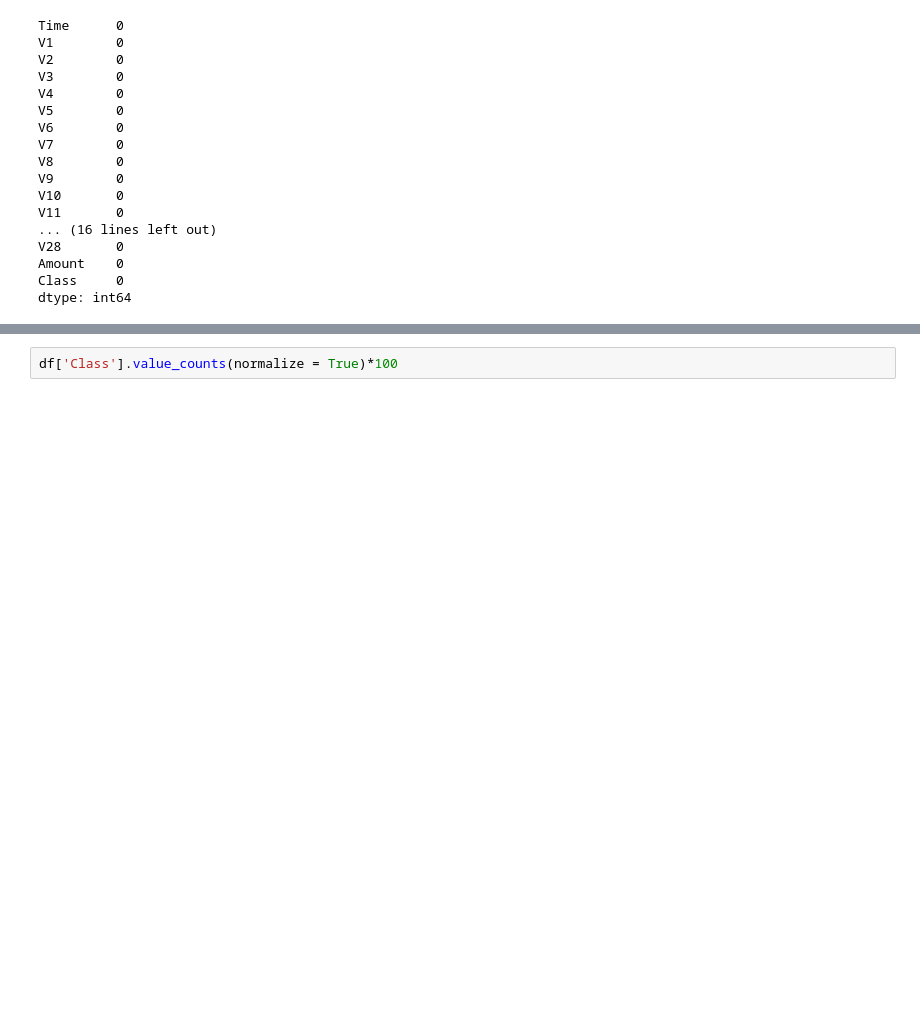
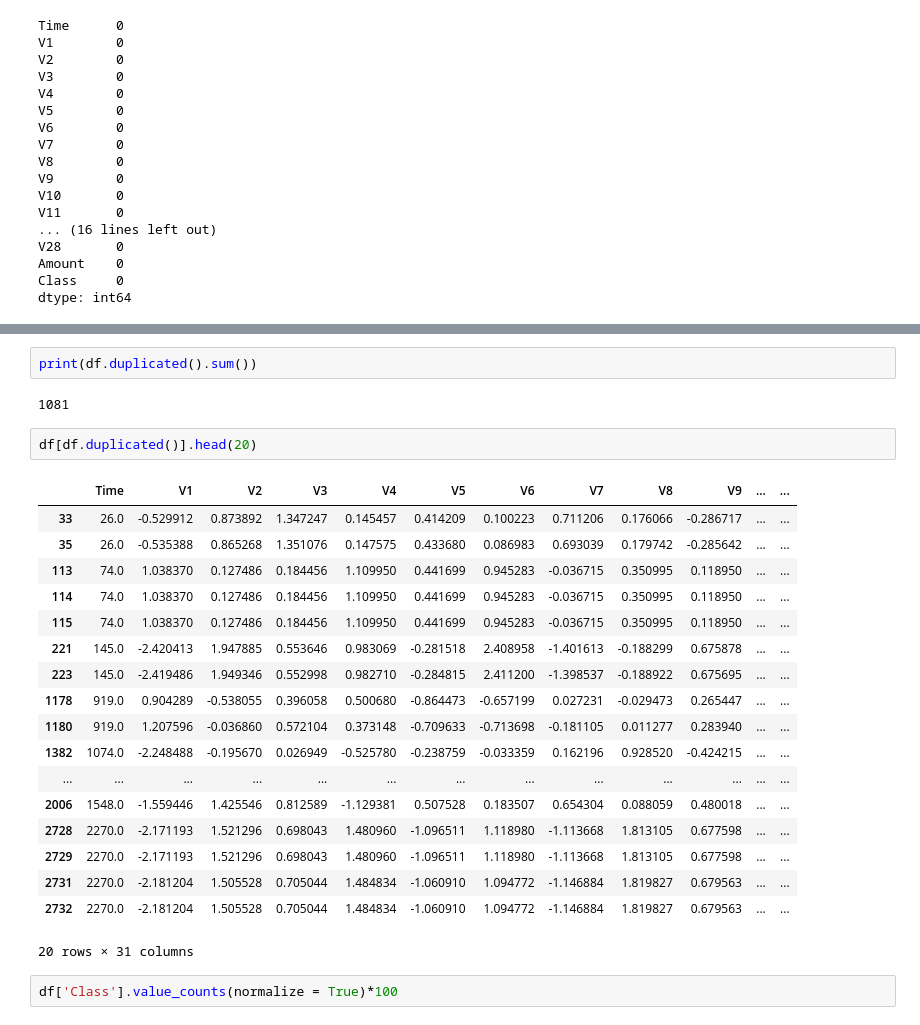
Before and after one commit to ShahadAlharbi21/fraud-detection-ml, a Jupyter notebook: fraud_detection.ipynb, the cells around one changed output, grey strips where cells are left out. Cells and saved outputs as stored; diff of their text form; blank space fills up the shorter version.

```diff
--- a/fraud_detection.ipynb
+++ b/fraud_detection.ipynb
@@ -61,3 +92,28 @@ dtype: int64
+# %%
+print(df.duplicated().sum())
+# %% [output]
+1081
+# %%
+df[df.duplicated()].head(20)
+# %% [output]
+|  | Time | V1 | V2 | V3 | V4 | V5 | V6 | V7 | V8 | V9 | ... | ... |
+| 33 | 26.0 | -0.529912 | 0.873892 | 1.347247 | 0.145457 | 0.414209 | 0.100223 | 0.711206 | 0.176066 | -0.286717 | ... | ... |
+| 35 | 26.0 | -0.535388 | 0.865268 | 1.351076 | 0.147575 | 0.433680 | 0.086983 | 0.693039 | 0.179742 | -0.285642 | ... | ... |
+| 113 | 74.0 | 1.038370 | 0.127486 | 0.184456 | 1.109950 | 0.441699 | 0.945283 | -0.036715 | 0.350995 | 0.118950 | ... | ... |
+| 114 | 74.0 | 1.038370 | 0.127486 | 0.184456 | 1.109950 | 0.441699 | 0.945283 | -0.036715 | 0.350995 | 0.118950 | ... | ... |
+| 115 | 74.0 | 1.038370 | 0.127486 | 0.184456 | 1.109950 | 0.441699 | 0.945283 | -0.036715 | 0.350995 | 0.118950 | ... | ... |
+| 221 | 145.0 | -2.420413 | 1.947885 | 0.553646 | 0.983069 | -0.281518 | 2.408958 | -1.401613 | -0.188299 | 0.675878 | ... | ... |
+| 223 | 145.0 | -2.419486 | 1.949346 | 0.552998 | 0.982710 | -0.284815 | 2.411200 | -1.398537 | -0.188922 | 0.675695 | ... | ... |
+| 1178 | 919.0 | 0.904289 | -0.538055 | 0.396058 | 0.500680 | -0.864473 | -0.657199 | 0.027231 | -0.029473 | 0.265447 | ... | ... |
+| 1180 | 919.0 | 1.207596 | -0.036860 | 0.572104 | 0.373148 | -0.709633 | -0.713698 | -0.181105 | 0.011277 | 0.283940 | ... | ... |
+| 1382 | 1074.0 | -2.248488 | -0.195670 | 0.026949 | -0.525780 | -0.238759 | -0.033359 | 0.162196 | 0.928520 | -0.424215 | ... | ... |
+| ... | ... | ... | ... | ... | ... | ... | ... | ... | ... | ... | ... | ... |
+| 2006 | 1548.0 | -1.559446 | 1.425546 | 0.812589 | -1.129381 | 0.507528 | 0.183507 | 0.654304 | 0.088059 | 0.480018 | ... | ... |
+| 2728 | 2270.0 | -2.171193 | 1.521296 | 0.698043 | 1.480960 | -1.096511 | 1.118980 | -1.113668 | 1.813105 | 0.677598 | ... | ... |
+| 2729 | 2270.0 | -2.171193 | 1.521296 | 0.698043 | 1.480960 | -1.096511 | 1.118980 | -1.113668 | 1.813105 | 0.677598 | ... | ... |
+| 2731 | 2270.0 | -2.181204 | 1.505528 | 0.705044 | 1.484834 | -1.060910 | 1.094772 | -1.146884 | 1.819827 | 0.679563 | ... | ... |
+| 2732 | 2270.0 | -2.181204 | 1.505528 | 0.705044 | 1.484834 | -1.060910 | 1.094772 | -1.146884 | 1.819827 | 0.679563 | ... | ... |
+20 rows × 31 columns
 # %%
 df['Class'].value_counts(normalize = True)*100
 # %% [output]
```
Also changed, not shown: parts of 8 cells of this notebook.
